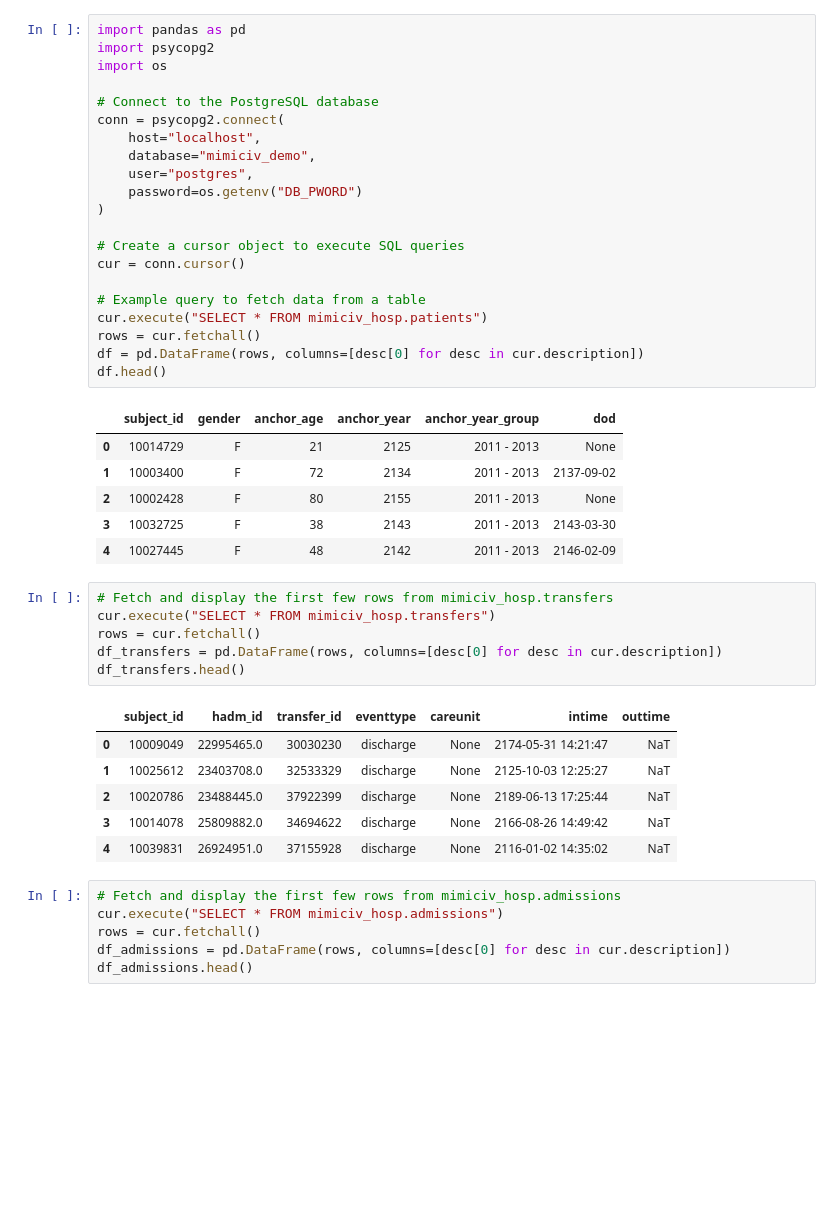
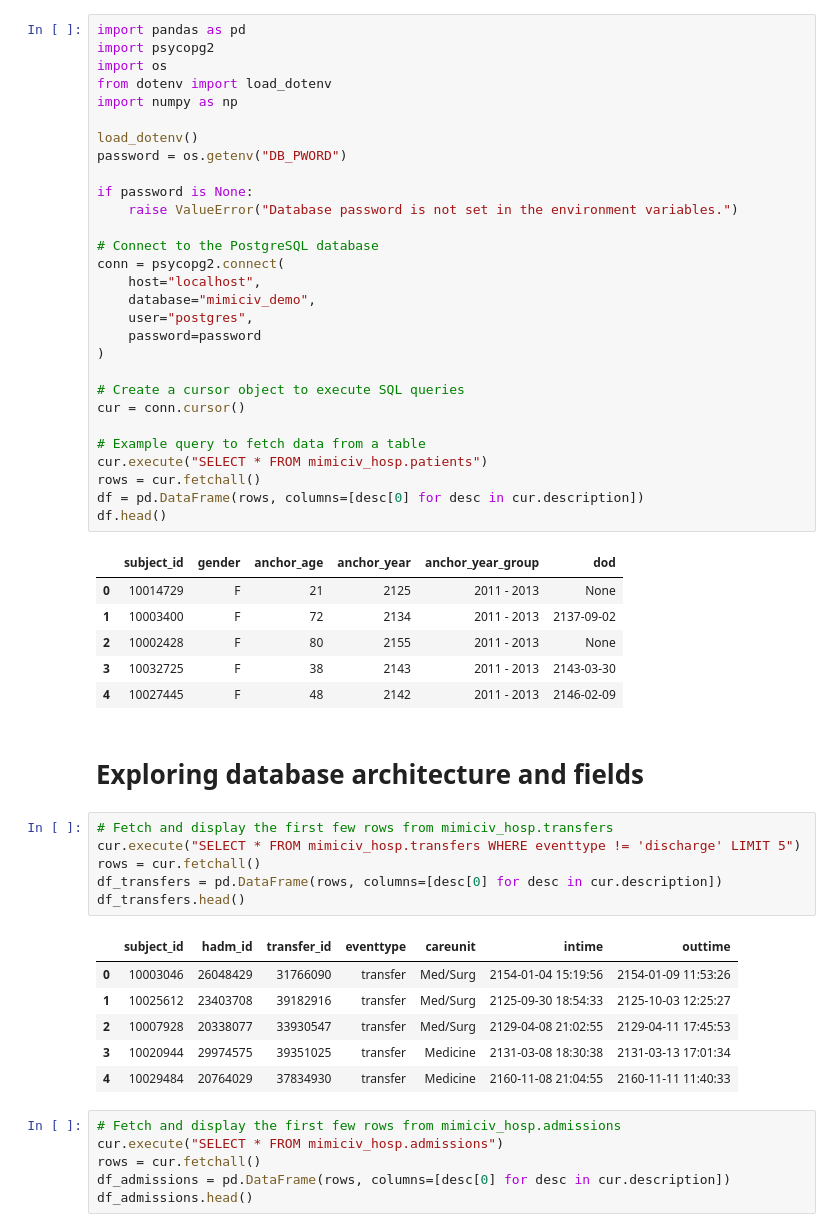
Before and after one commit to giulioelmi/AI-transfer, a Jupyter notebook: mimiciv.ipynb, the cells around one changed output. Saved outputs shown, nothing was run; the diff lists cells and outputs as text; blank space fills up the shorter version.

Commit message:
Transfer list df construction

```diff
--- a/mimiciv.ipynb
+++ b/mimiciv.ipynb
@@ -2,13 +4,21 @@
 import pandas as pd
 import psycopg2
 import os
+from dotenv import load_dotenv
+import numpy as np
+
+load_dotenv()
+password = os.getenv("DB_PWORD")
+
+if password is None:
+    raise ValueError("Database password is not set in the environment variables.")
 
 # Connect to the PostgreSQL database
 conn = psycopg2.connect(
     host="localhost",
     database="mimiciv_demo",
     user="postgres",
-    password=os.getenv("DB_PWORD")
+    password=password
 )
 
 # Create a cursor object to execute SQL queries
@@ -26,19 +36,21 @@ df.head()
 | 2 | 10002428 | F | 80 | 2155 | 2011 - 2013 | None |
 | 3 | 10032725 | F | 38 | 2143 | 2011 - 2013 | 2143-03-30 |
 | 4 | 10027445 | F | 48 | 2142 | 2011 - 2013 | 2146-02-09 |
+# %% [markdown]
+# Exploring database architecture and fields
 # %%
 # Fetch and display the first few rows from mimiciv_hosp.transfers
-cur.execute("SELECT * FROM mimiciv_hosp.transfers")
+cur.execute("SELECT * FROM mimiciv_hosp.transfers WHERE eventtype != 'discharge' LIMIT 5")
 rows = cur.fetchall()
 df_transfers = pd.DataFrame(rows, columns=[desc[0] for desc in cur.description])
 df_transfers.head()
 # %% [output]
 |  | subject_id | hadm_id | transfer_id | eventtype | careunit | intime | outtime |
-| 0 | 10009049 | 22995465.0 | 30030230 | discharge | None | 2174-05-31 14:21:47 | NaT |
-| 1 | 10025612 | 23403708.0 | 32533329 | discharge | None | 2125-10-03 12:25:27 | NaT |
-| 2 | 10020786 | 23488445.0 | 37922399 | discharge | None | 2189-06-13 17:25:44 | NaT |
-| 3 | 10014078 | 25809882.0 | 34694622 | discharge | None | 2166-08-26 14:49:42 | NaT |
-| 4 | 10039831 | 26924951.0 | 37155928 | discharge | None | 2116-01-02 14:35:02 | NaT |
+| 0 | 10003046 | 26048429 | 31766090 | transfer | Med/Surg | 2154-01-04 15:19:56 | 2154-01-09 11:53:26 |
+| 1 | 10025612 | 23403708 | 39182916 | transfer | Med/Surg | 2125-09-30 18:54:33 | 2125-10-03 12:25:27 |
+| 2 | 10007928 | 20338077 | 33930547 | transfer | Med/Surg | 2129-04-08 21:02:55 | 2129-04-11 17:45:53 |
+| 3 | 10020944 | 29974575 | 39351025 | transfer | Medicine | 2131-03-08 18:30:38 | 2131-03-13 17:01:34 |
+| 4 | 10029484 | 20764029 | 37834930 | transfer | Medicine | 2160-11-08 21:04:55 | 2160-11-11 11:40:33 |
 # %%
 # Fetch and display the first few rows from mimiciv_hosp.admissions
 cur.execute("SELECT * FROM mimiciv_hosp.admissions")
```
Also changed, not shown: parts of 11 cells of this notebook.
